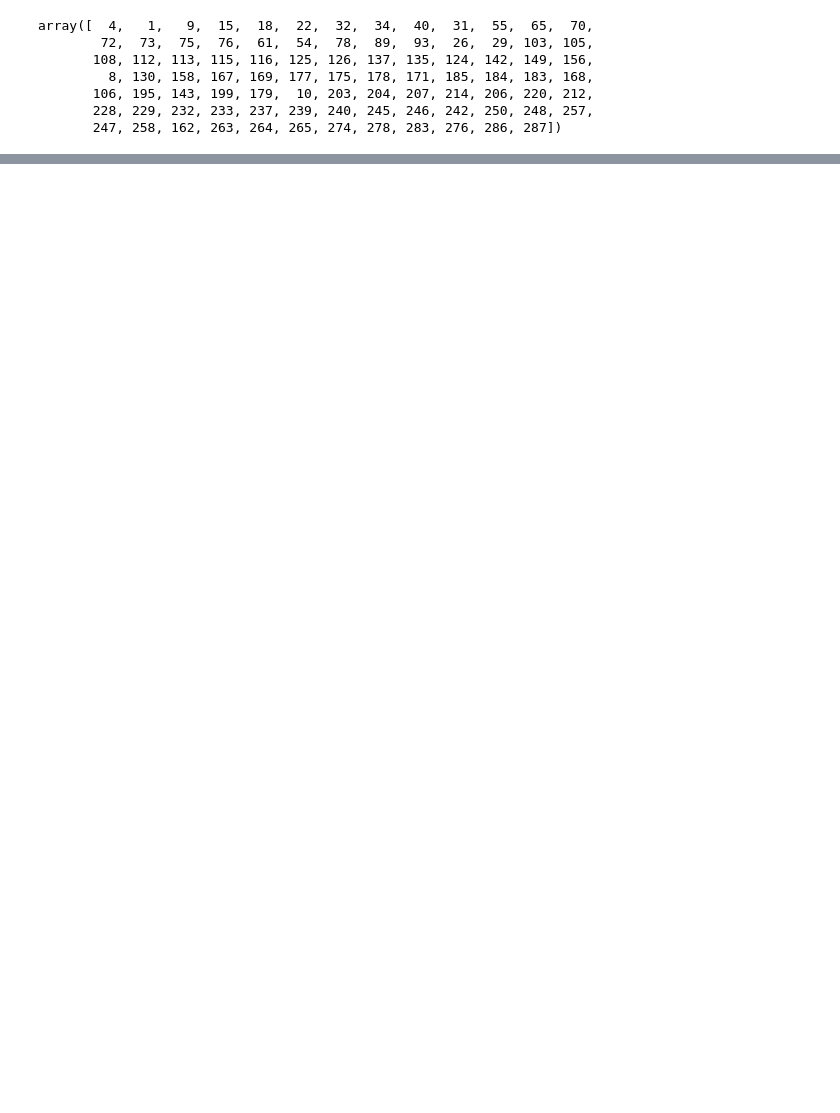
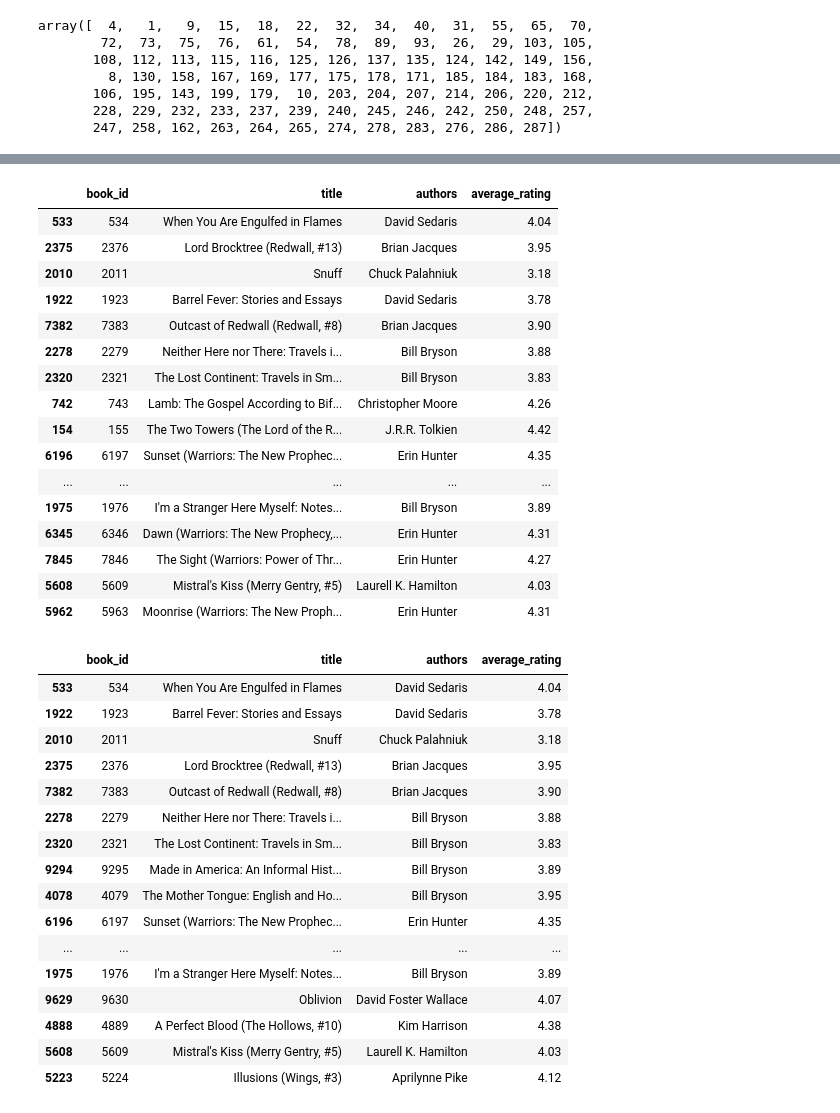
Before and after one commit to ambreen2006/book_recommendations, a Jupyter notebook: ML_Pipeline/Recommendations.ipynb, the cells around one changed output, grey strips where cells are left out. Saved outputs shown, nothing was run; the diff lists cells and outputs as text; code cells hidden in the pictures; blank space fills up the shorter version.

```diff
--- a/ML_Pipeline/Recommendations.ipynb
+++ b/ML_Pipeline/Recommendations.ipynb
@@ -162,5 +178,5 @@ hrate
 # %%
-books_reviewed_by_users_df.loc[:, 'Recommended_Books'] = recommended_books
+books_reviewed_by_users_df.loc[:, 'Recommended_Books'] = recommended_books_with_scores
 # %%
 def topn(user_id, n=10, df=books_reviewed_by_users_df):
 
@@ -188,10 +203,21 @@ hit_rate(top_list, books_reviewed_by_users_df.Left_Out.values)
-# %%
-def top_recommendation_by_user(user_id):
-
-    top_10 = topn(user_id)
-    top_10_md = books_data.loc[books_data.book_id.isin(top_10), ['book_id', 'title', 'authors', 'average_rating']]
-
-    return top_10_md
+# %%
+def top_recommendation_by_user(user_id, k=10):
+
+    books_with_scores =  books_reviewed_by_users_df.loc[books_reviewed_by_users_df.User == user_id,
+                                            'Recommended_Books'].values[0]
+
+    top = book_recommender.get_top_recommendations(books_with_scores, k)
+
+    top_md = pd.DataFrame(columns=['book_id', 'title', 'authors', 'average_rating'])
+    top_md_original = pd.DataFrame(columns=['book_id', 'title', 'authors', 'average_rating'])
+
+    for book in top:
+        top_md = top_md.append(books_data.loc[books_data.book_id == book, ['book_id', 'title', 'authors', 'average_rating']])
+
+    for book in list(books_with_scores.keys())[:k]:
+        top_md_original = top_md_original.append(books_data.loc[books_data.book_id == book, ['book_id', 'title', 'authors', 'average_rating']])
+
+    return top_md, top_md_original
 # %%
 books_reviewed_by_users_df.User.unique()
 # %% [output]
@@ -232,0 +252,39 @@ books_data.loc[books_data.book_id.isin(select_user_books), ['book_id', 'title',
+# %%
+top_md, top_md_original = top_recommendation_by_user(sel_user, 30)
+display(top_md)
+display(top_md_original)
+# %% [output]
+|  | book_id | title | authors | average_rating |
+| 533 | 534 | When You Are Engulfed in Flames | David Sedaris | 4.04 |
+| 2375 | 2376 | Lord Brocktree (Redwall, #13) | Brian Jacques | 3.95 |
+| 2010 | 2011 | Snuff | Chuck Palahniuk | 3.18 |
+| 1922 | 1923 | Barrel Fever: Stories and Essays | David Sedaris | 3.78 |
+| 7382 | 7383 | Outcast of Redwall (Redwall, #8) | Brian Jacques | 3.90 |
+| 2278 | 2279 | Neither Here nor There: Travels i... | Bill Bryson | 3.88 |
+| 2320 | 2321 | The Lost Continent: Travels in Sm... | Bill Bryson | 3.83 |
+| 742 | 743 | Lamb: The Gospel According to Bif... | Christopher Moore | 4.26 |
+| 154 | 155 | The Two Towers (The Lord of the R... | J.R.R. Tolkien | 4.42 |
+| 6196 | 6197 | Sunset (Warriors: The New Prophec... | Erin Hunter | 4.35 |
+| ... | ... | ... | ... | ... |
+| 1975 | 1976 | I'm a Stranger Here Myself: Notes... | Bill Bryson | 3.89 |
+| 6345 | 6346 | Dawn (Warriors: The New Prophecy,... | Erin Hunter | 4.31 |
+| 7845 | 7846 | The Sight (Warriors: Power of Thr... | Erin Hunter | 4.27 |
+| 5608 | 5609 | Mistral's Kiss (Merry Gentry, #5) | Laurell K. Hamilton | 4.03 |
+| 5962 | 5963 | Moonrise (Warriors: The New Proph... | Erin Hunter | 4.31 |
+|  | book_id | title | authors | average_rating |
+| 533 | 534 | When You Are Engulfed in Flames | David Sedaris | 4.04 |
+| 1922 | 1923 | Barrel Fever: Stories and Essays | David Sedaris | 3.78 |
+| 2010 | 2011 | Snuff | Chuck Palahniuk | 3.18 |
+| 2375 | 2376 | Lord Brocktree (Redwall, #13) | Brian Jacques | 3.95 |
+| 7382 | 7383 | Outcast of Redwall (Redwall, #8) | Brian Jacques | 3.90 |
+| 2278 | 2279 | Neither Here nor There: Travels i... | Bill Bryson | 3.88 |
+| 2320 | 2321 | The Lost Continent: Travels in Sm... | Bill Bryson | 3.83 |
+| 9294 | 9295 | Made in America: An Informal Hist... | Bill Bryson | 3.89 |
+| 4078 | 4079 | The Mother Tongue: English and Ho... | Bill Bryson | 3.95 |
+| 6196 | 6197 | Sunset (Warriors: The New Prophec... | Erin Hunter | 4.35 |
+| ... | ... | ... | ... | ... |
+| 1975 | 1976 | I'm a Stranger Here Myself: Notes... | Bill Bryson | 3.89 |
+| 9629 | 9630 | Oblivion | David Foster Wallace | 4.07 |
+| 4888 | 4889 | A Perfect Blood (The Hollows, #10) | Kim Harrison | 4.38 |
+| 5608 | 5609 | Mistral's Kiss (Merry Gentry, #5) | Laurell K. Hamilton | 4.03 |
+| 5223 | 5224 | Illusions (Wings, #3) | Aprilynne Pike | 4.12 |
```
Also changed, not shown: parts of 26 cells of this notebook, 2 other files.
